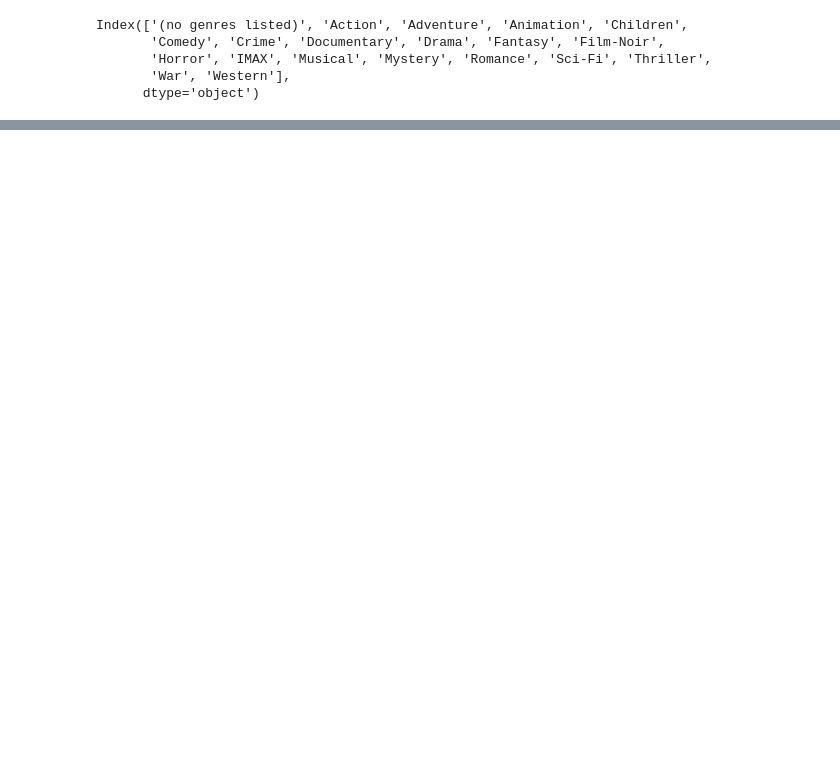
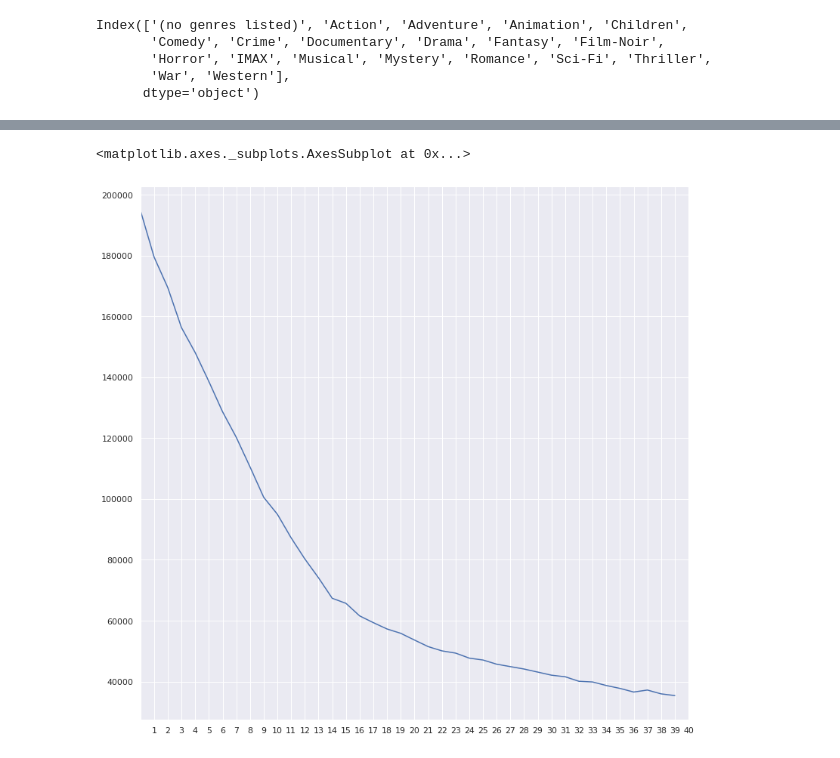
Before and after one commit to DWA-GIT/TESI-UNIFACISA, a Jupyter notebook: KMeans(Não_Supervisionado)_2.ipynb, the cells around one changed output, grey strips where cells are left out. Drawn from its saved outputs; the diff is of its cells as text; code cells hidden in the pictures; blank space fills up the shorter version.

```diff
--- a/KMeans(Não_Supervisionado)_2.ipynb
+++ b/KMeans(Não_Supervisionado)_2.ipynb
@@ -166,0 +191,5 @@ dados_dos_filmes[filtro].sample(10)
+# %%
+def KMeans_func(numero_clusters, generos):
+  modelo = KMeans(n_clusters=numero_clusters)
+  modelo.fit(generos)
+  return [numero_clusters, modelo.inertia_]
@@ -166,0 +204,3 @@ dados_dos_filmes[filtro].sample(10)
+# %%
+resultado = [KMeans_func(numero_grupos, generos_escalados) for numero_grupos in range (1,41)]
+resultado
@@ -166,0 +225,4 @@ dados_dos_filmes[filtro].sample(10)
+# %%
+resultado = pd.DataFrame(resultado, columns=['grupos', 'inertia'])
+
+resultado
@@ -166,0 +247,5 @@ dados_dos_filmes[filtro].sample(10)
+# %%
+resultado.inertia.plot(xticks=resultado.grupos)
+# %% [output]
+<matplotlib.axes._subplots.AxesSubplot at 0x...>
+[figure, added]
```
Also changed, not shown: parts of 14 cells of this notebook.
